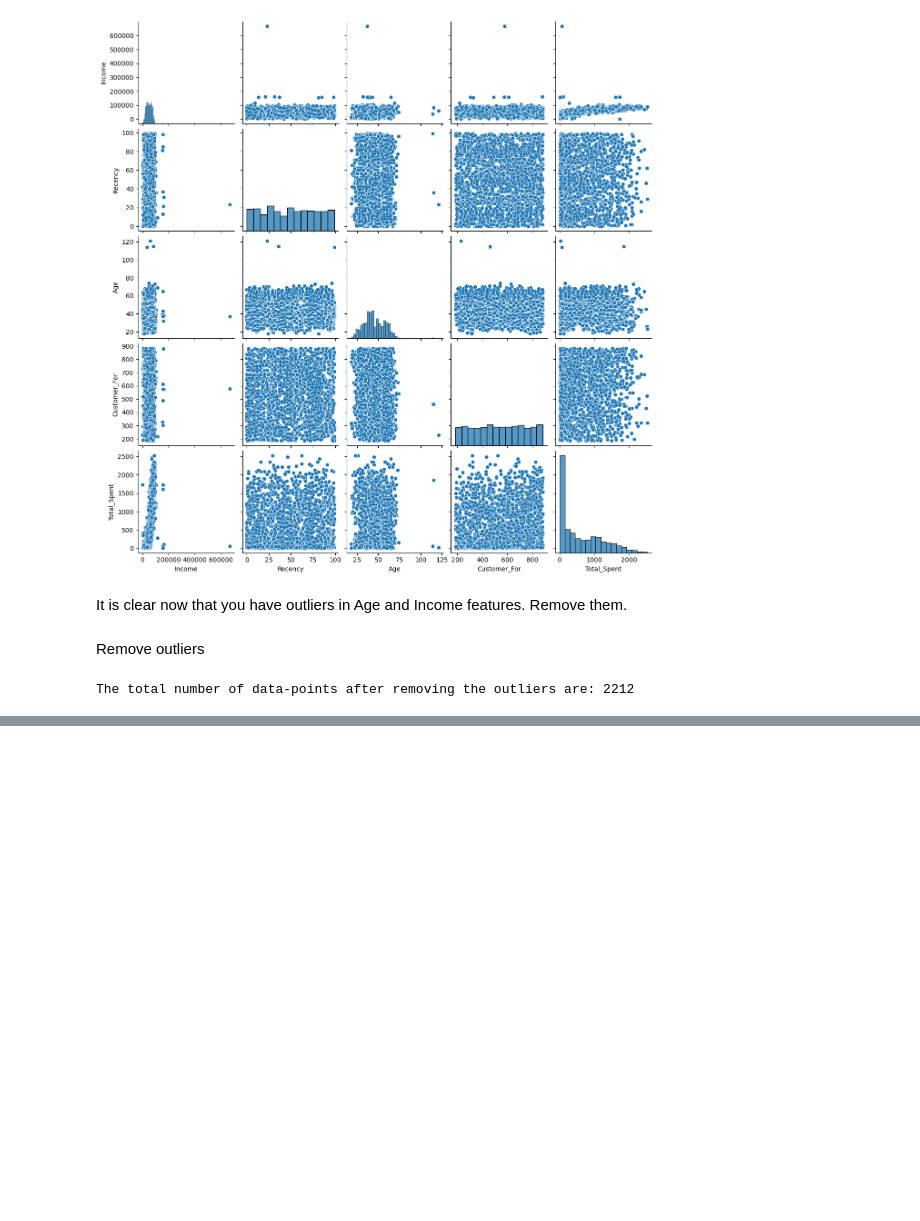
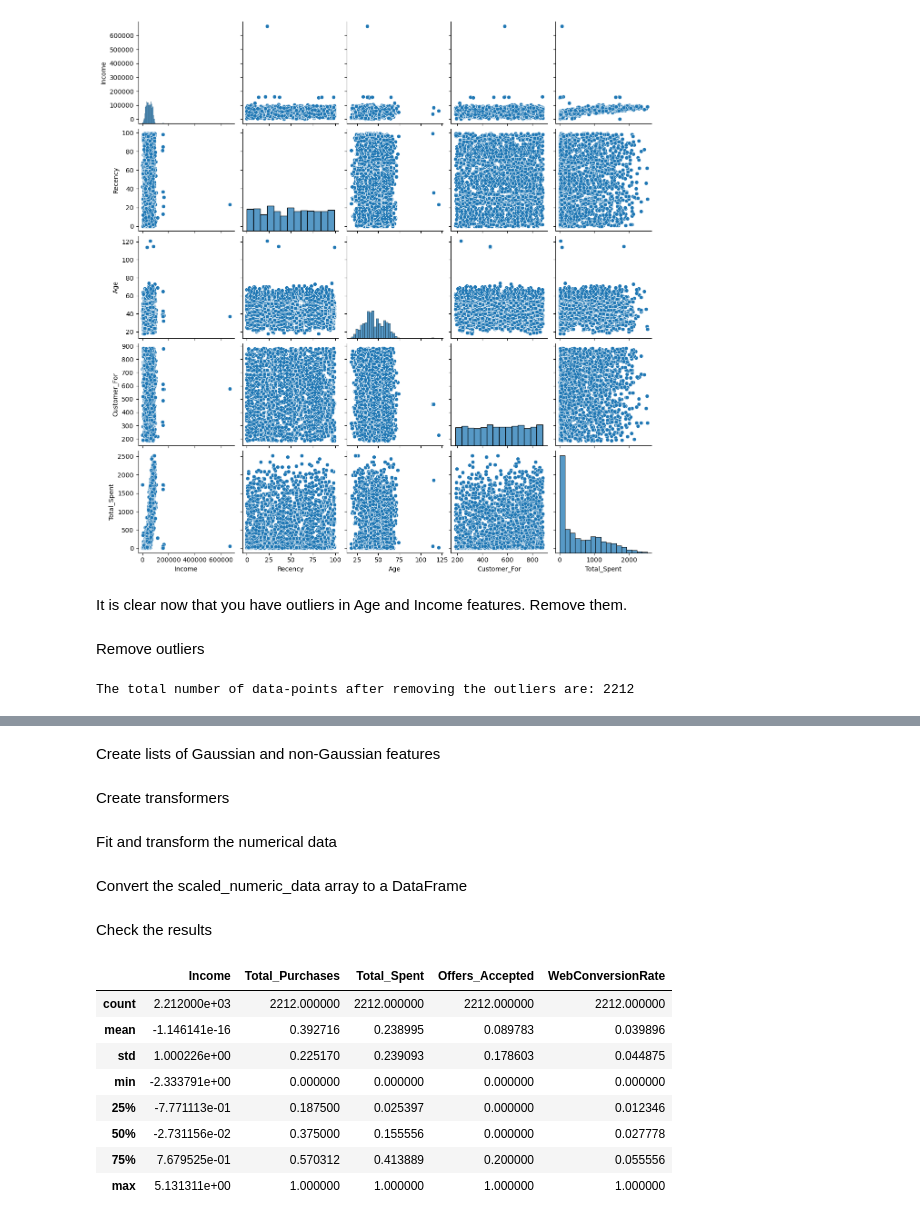
Before and after one commit to dasanmiguelv/clustering, a Jupyter notebook: Notebooks/customerSegmentatio.ipynb, the cells around one changed output, grey strips where cells are left out. Drawn from its saved outputs; the diff is of its cells as text; code cells hidden in the pictures; blank space fills up the shorter version.

```diff
--- a/Notebooks/customerSegmentatio.ipynb
+++ b/Notebooks/customerSegmentatio.ipynb
@@ -330,0 +384,38 @@ The total number of data-points after removing the outliers are: 2212
+# %% [markdown]
+Create lists of Gaussian and non-Gaussian features
+# %%
+gaussian_features = ['Income']
+non_gaussian_features = ['Total_Purchases', 'Total_Spent', 'Offers_Accepted', 'WebConversionRate']
+# %% [markdown]
+Create transformers
+# %%
+from sklearn.compose import ColumnTransformer
+from sklearn.preprocessing import StandardScaler, MinMaxScaler
+
+preprocessor = ColumnTransformer(
+    transformers=[
+        ('standard_scaler', StandardScaler(), gaussian_features),
+        ('minmax_scaler', MinMaxScaler(), non_gaussian_features)
+    ], remainder='passthrough')
+# %% [markdown]
+Fit and transform the numerical data
+# %%
+campaign_data_scaled = preprocessor.fit_transform(campaign_data_scale)
+# %% [markdown]
+ Convert the scaled_numeric_data array to a DataFrame
+# %%
+campaign_data_scaled = pd.DataFrame(campaign_data_scaled, columns=gaussian_features + non_gaussian_features)
+# %% [markdown]
+Check the results
+# %%
+campaign_data_scaled.describe()
+# %% [output]
+|  | Income | Total_Purchases | Total_Spent | Offers_Accepted | WebConversionRate |
+| count | 2.212000e+03 | 2212.000000 | 2212.000000 | 2212.000000 | 2212.000000 |
+| mean | -1.146141e-16 | 0.392716 | 0.238995 | 0.089783 | 0.039896 |
+| std | 1.000226e+00 | 0.225170 | 0.239093 | 0.178603 | 0.044875 |
+| min | -2.333791e+00 | 0.000000 | 0.000000 | 0.000000 | 0.000000 |
+| 25% | -7.771113e-01 | 0.187500 | 0.025397 | 0.000000 | 0.012346 |
+| 50% | -2.731156e-02 | 0.375000 | 0.155556 | 0.000000 | 0.027778 |
+| 75% | 7.679525e-01 | 0.570312 | 0.413889 | 0.200000 | 0.055556 |
+| max | 5.131311e+00 | 1.000000 | 1.000000 | 1.000000 | 1.000000 |
```
Also changed, not shown: parts of 12 cells of this notebook.
